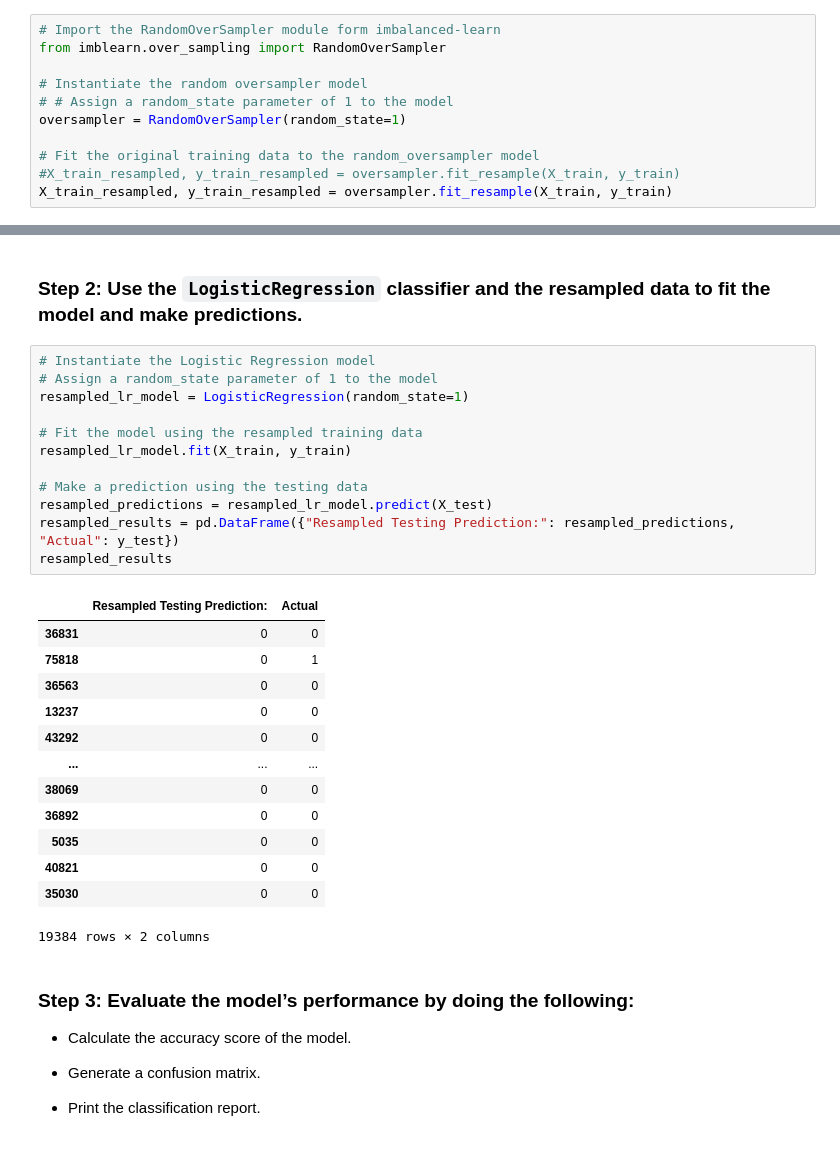
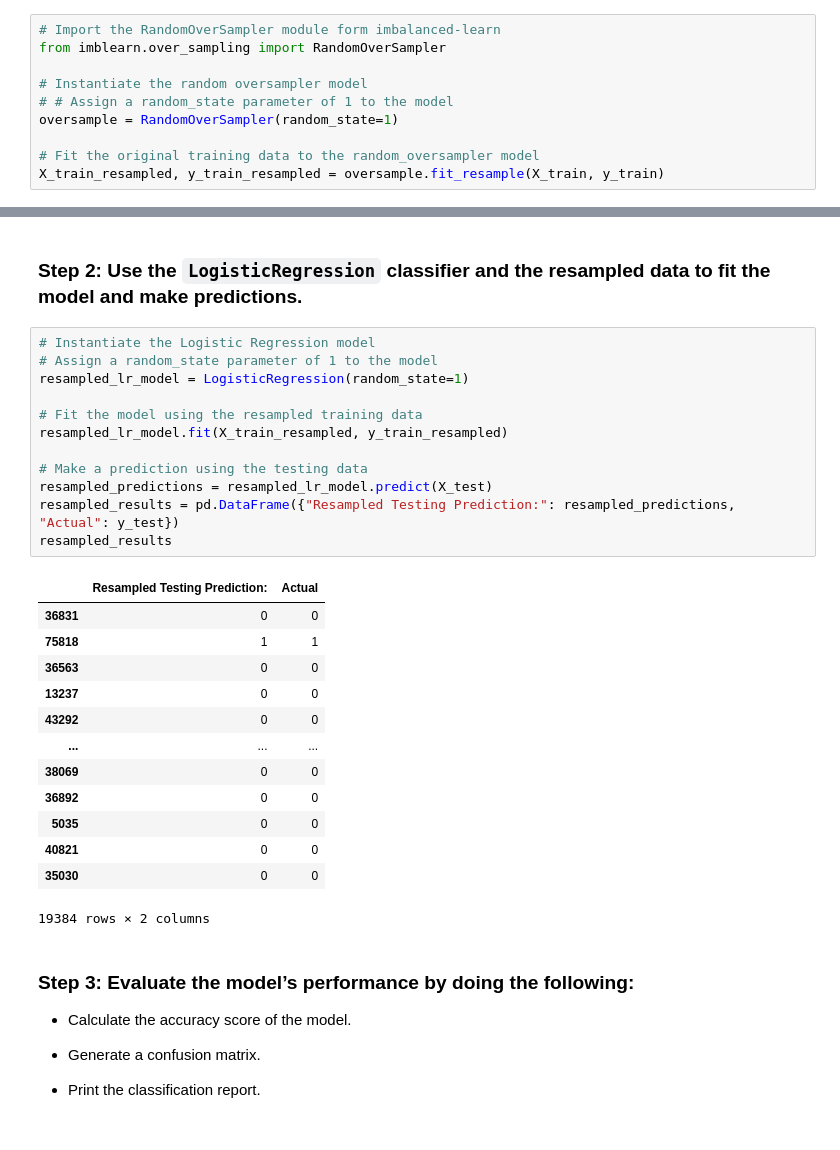
Before and after one commit to rchascall/credit-risk-classification, a Jupyter notebook: Credit_Risk/credit_risk_classification.ipynb, the cells around one changed output, grey strips where cells are left out. Drawn from its saved outputs; the diff is of its cells as text.

```diff
--- a/Credit_Risk/credit_risk_classification.ipynb
+++ b/Credit_Risk/credit_risk_classification.ipynb
@@ -227,11 +231,10 @@ from imblearn.over_sampling import RandomOverSampler
 
 # Instantiate the random oversampler model
 # # Assign a random_state parameter of 1 to the model
-oversampler = RandomOverSampler(random_state=1)
+oversample = RandomOverSampler(random_state=1)
 
 # Fit the original training data to the random_oversampler model
-#X_train_resampled, y_train_resampled = oversampler.fit_resample(X_train, y_train)
-X_train_resampled, y_train_resampled = oversampler.fit_resample(X_train, y_train)
+X_train_resampled, y_train_resampled = oversample.fit_resample(X_train, y_train)
 # %%
 # Count the distinct values of the resampled labels data
 y_train_resampled.value_counts()
@@ -244,19 +247,19 @@ Name: loan_status, dtype: int64
 # %%
 # Instantiate the Logistic Regression model
 # Assign a random_state parameter of 1 to the model
 resampled_lr_model = LogisticRegression(random_state=1)
 
 # Fit the model using the resampled training data
-resampled_lr_model.fit(X_train, y_train)
+resampled_lr_model.fit(X_train_resampled, y_train_resampled)
 
 # Make a prediction using the testing data
 resampled_predictions = resampled_lr_model.predict(X_test)
 resampled_results = pd.DataFrame({"Resampled Testing Prediction:": resampled_predictions, "Actual": y_test})
 resampled_results
 # %% [output]
 |  | Resampled Testing Prediction: | Actual |
 | 36831 | 0 | 0 |
-| 75818 | 0 | 1 |
+| 75818 | 1 | 1 |
 | 36563 | 0 | 0 |
 | 13237 | 0 | 0 |
 | 43292 | 0 | 0 |
```
Also changed, not shown: parts of 7 cells of this notebook, 1 other file.
